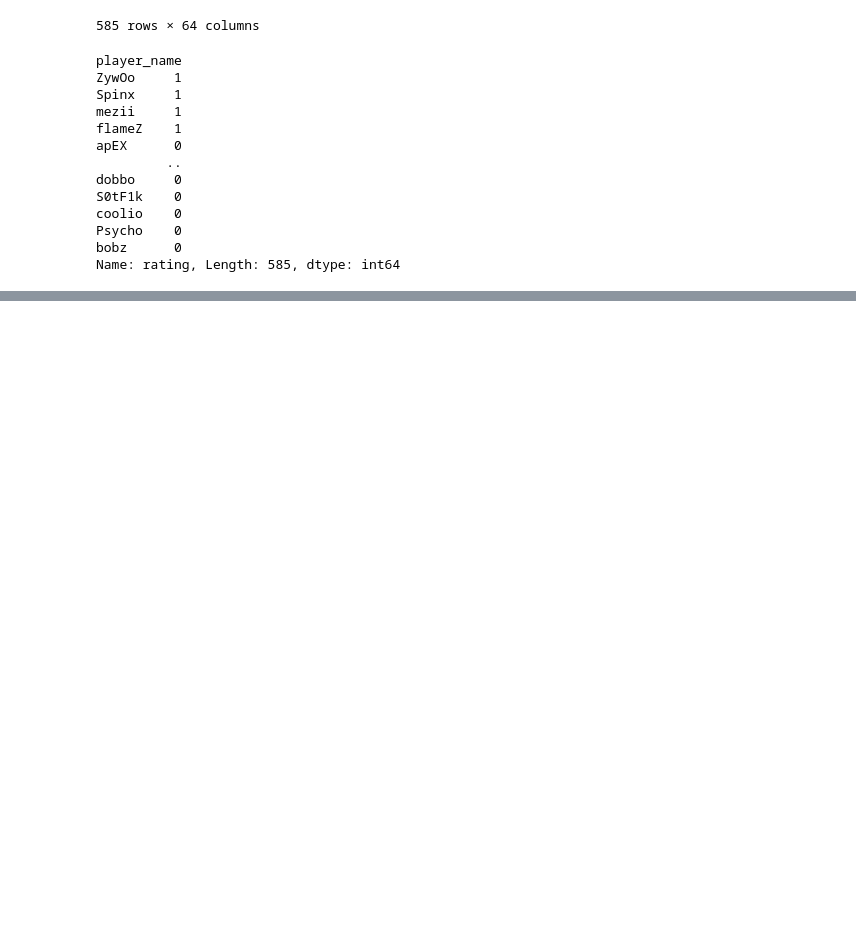
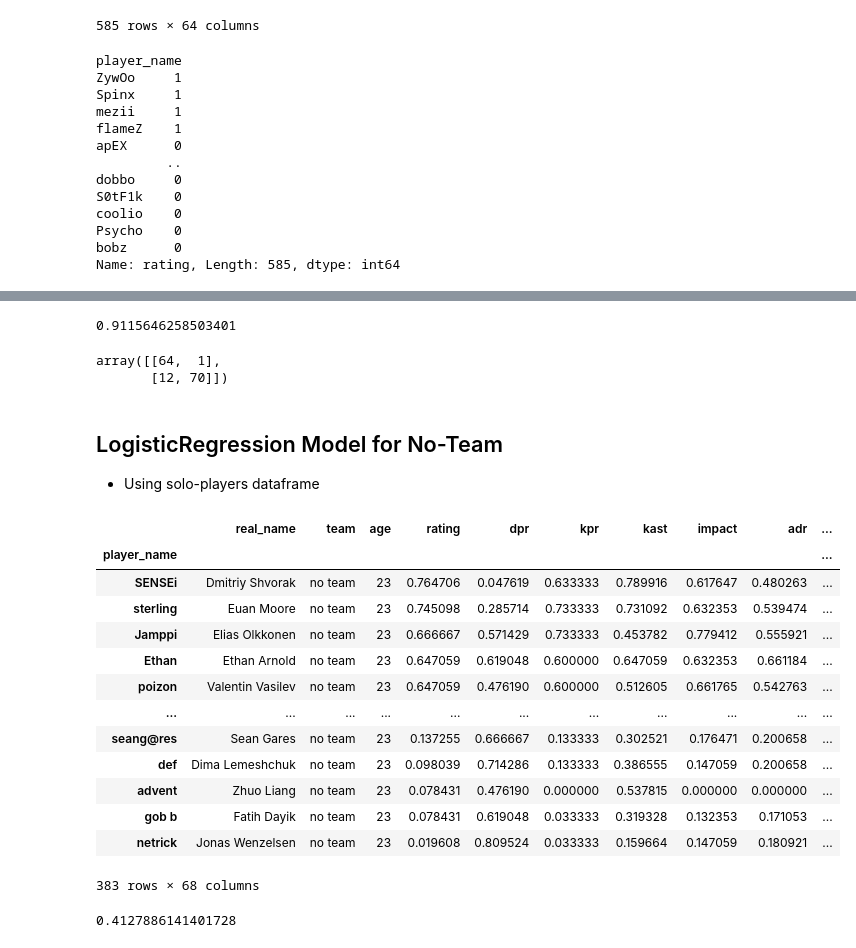
Before and after one commit to SikoticVinyl/VictorVis, a Jupyter notebook: ModelFiles/logisticregression.ipynb, the cells around one changed output, grey strips where cells are left out. Saved outputs shown, nothing was run; the diff lists cells and outputs as text; code cells hidden in the pictures; blank space fills up the shorter version.

Commit message:
More logistic regression

```diff
--- a/ModelFiles/logisticregression.ipynb
+++ b/ModelFiles/logisticregression.ipynb
@@ -222,0 +243,30 @@ Name: rating, dtype: int64
+# %%
+display(accuracy_score(y_test, lr_teams_pred))
+# %% [output]
+0.9115646258503401
+# %%
+display(confusion_matrix(y_test, lr_teams_pred))
+# %% [output]
+array([[64,  1],
+       [12, 70]])
+# %% [markdown]
+## LogisticRegression Model for No-Team
+- Using solo-players dataframe
+# %%
+solo_players = pd.read_pickle('/Users/powellshayne/Desktop/githubrepos/VictorVis/CleanData/solo_players_df.pkl')
+solo_players
+# %% [output]
+|  | real_name | team | age | rating | dpr | kpr | kast | impact | adr | ... |
+| player_name |  |  |  |  |  |  |  |  |  | ... |
+| SENSEi | Dmitriy Shvorak | no team | 23 | 0.764706 | 0.047619 | 0.633333 | 0.789916 | 0.617647 | 0.480263 | ... |
+| sterling | Euan Moore | no team | 23 | 0.745098 | 0.285714 | 0.733333 | 0.731092 | 0.632353 | 0.539474 | ... |
+| Jamppi | Elias Olkkonen | no team | 23 | 0.666667 | 0.571429 | 0.733333 | 0.453782 | 0.779412 | 0.555921 | ... |
+| Ethan | Ethan Arnold | no team | 23 | 0.647059 | 0.619048 | 0.600000 | 0.647059 | 0.632353 | 0.661184 | ... |
+| poizon | Valentin Vasilev | no team | 23 | 0.647059 | 0.476190 | 0.600000 | 0.512605 | 0.661765 | 0.542763 | ... |
+| ... | ... | ... | ... | ... | ... | ... | ... | ... | ... | ... |
+| seang@res | Sean Gares | no team | 23 | 0.137255 | 0.666667 | 0.133333 | 0.302521 | 0.176471 | 0.200658 | ... |
+| def | Dima Lemeshchuk | no team | 23 | 0.098039 | 0.714286 | 0.133333 | 0.386555 | 0.147059 | 0.200658 | ... |
+| advent | Zhuo Liang | no team | 23 | 0.078431 | 0.476190 | 0.000000 | 0.537815 | 0.000000 | 0.000000 | ... |
+| gob b | Fatih Dayik | no team | 23 | 0.078431 | 0.619048 | 0.033333 | 0.319328 | 0.132353 | 0.171053 | ... |
+| netrick | Jonas Wenzelsen | no team | 23 | 0.019608 | 0.809524 | 0.033333 | 0.159664 | 0.147059 | 0.180921 | ... |
+383 rows × 68 columns
@@ -222,0 +275,5 @@ Name: rating, dtype: int64
+# %%
+average_rating_solo = solo_players['rating'].mean()
+average_rating_solo
+# %% [output]
+0.4127886141401728
```
Also changed, not shown: parts of 30 cells of this notebook.
